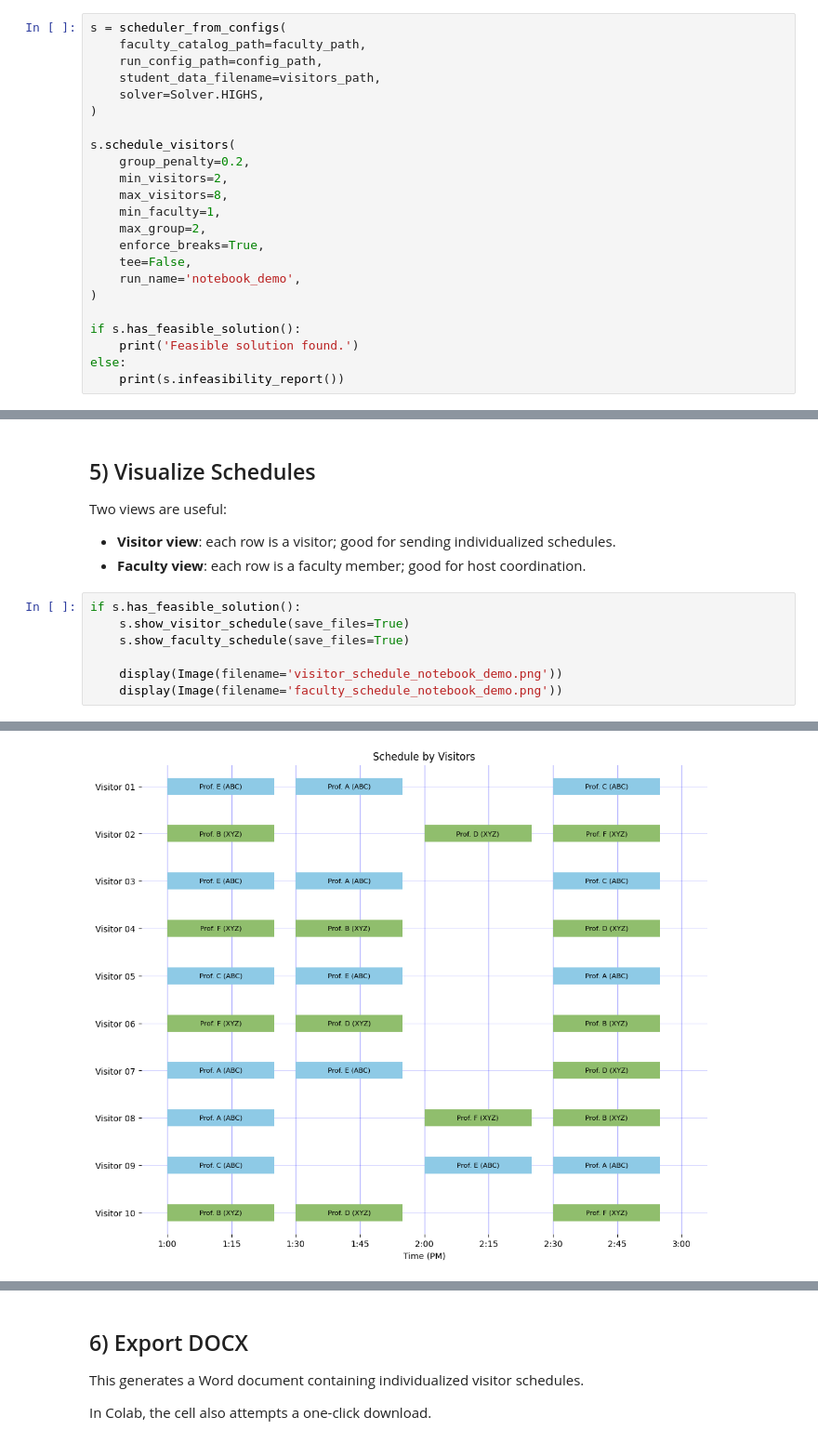
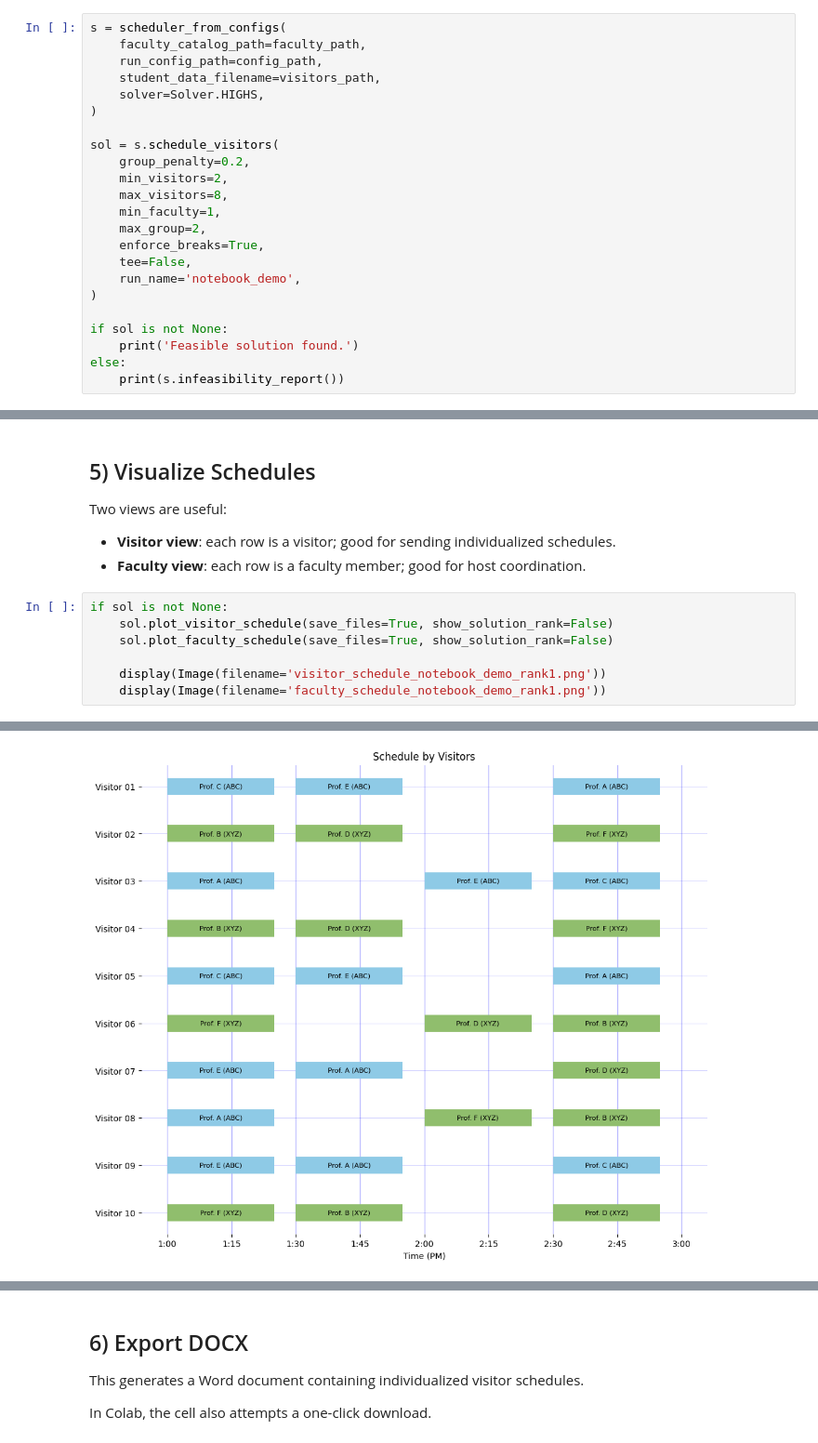
Before and after one commit to dowlinglab/grad-visit-scheduler, a Jupyter notebook: examples/large_example_colab.ipynb, the cells around one changed output, grey strips where cells are left out. Shown at 93% size. Cells and saved outputs as stored; diff of their text form.

```diff
--- a/examples/large_example_colab.ipynb
+++ b/examples/large_example_colab.ipynb
@@ -203,7 +203,7 @@ s = scheduler_from_configs(
     solver=Solver.HIGHS,
 )
 
-s.schedule_visitors(
+sol = s.schedule_visitors(
     group_penalty=0.2,
     min_visitors=2,
     max_visitors=8,
@@ -214,7 +214,7 @@ s.schedule_visitors(
     run_name='notebook_demo',
 )
 
-if s.has_feasible_solution():
+if sol is not None:
     print('Feasible solution found.')
 else:
     print(s.infeasibility_report())
@@ -279,10 +279,10 @@ Two views are useful:
 - **Visitor view**: each row is a visitor; good for sending individualized schedules.
 - **Faculty view**: each row is a faculty member; good for host coordination.
 # %%
-if s.has_feasible_solution():
-    s.show_visitor_schedule(save_files=True)
-    s.show_faculty_schedule(save_files=True)
+if sol is not None:
+    sol.plot_visitor_schedule(save_files=True, show_solution_rank=False)
+    sol.plot_faculty_schedule(save_files=True, show_solution_rank=False)
 
-    display(Image(filename='visitor_schedule_notebook_demo.png'))
-    display(Image(filename='faculty_schedule_notebook_demo.png'))
+    display(Image(filename='visitor_schedule_notebook_demo_rank1.png'))
+    display(Image(filename='faculty_schedule_notebook_demo_rank1.png'))
 # %% [output]
@@ -290,5 +290,5 @@ if s.has_feasible_solution():
 [figure]
-[figure, old version]
+[figure, new version]
 [figure]
 # %% [markdown]
 ## 6) Export DOCX
```
Also changed, not shown: parts of 3 cells of this notebook, 5 other files.
